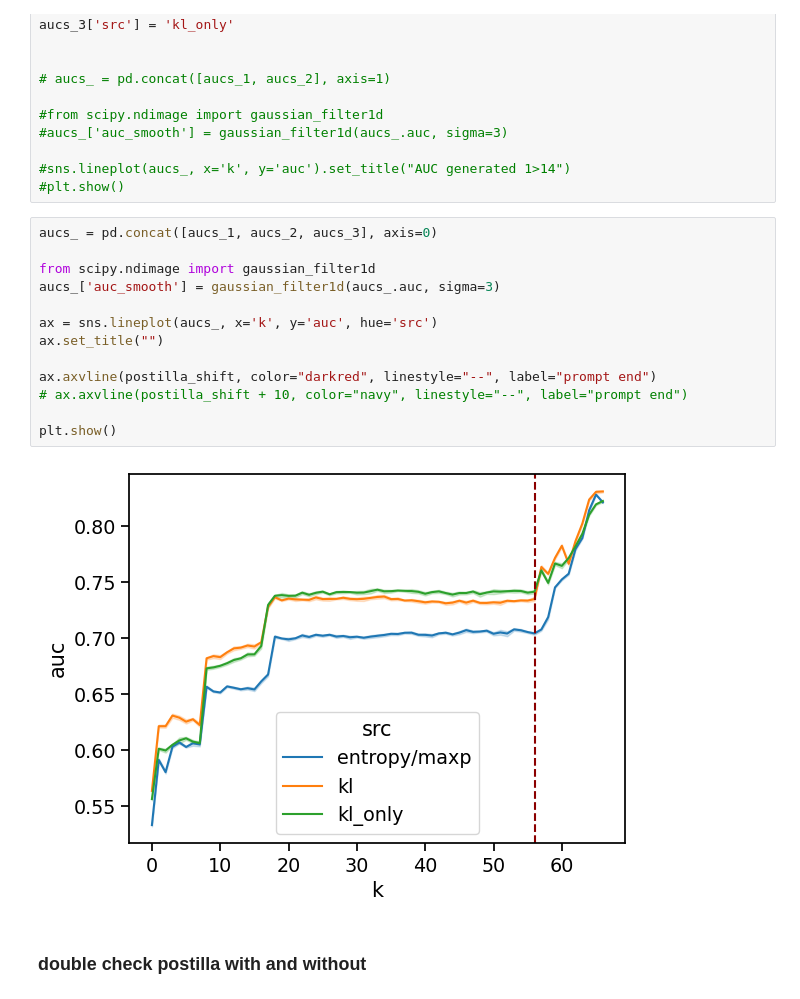
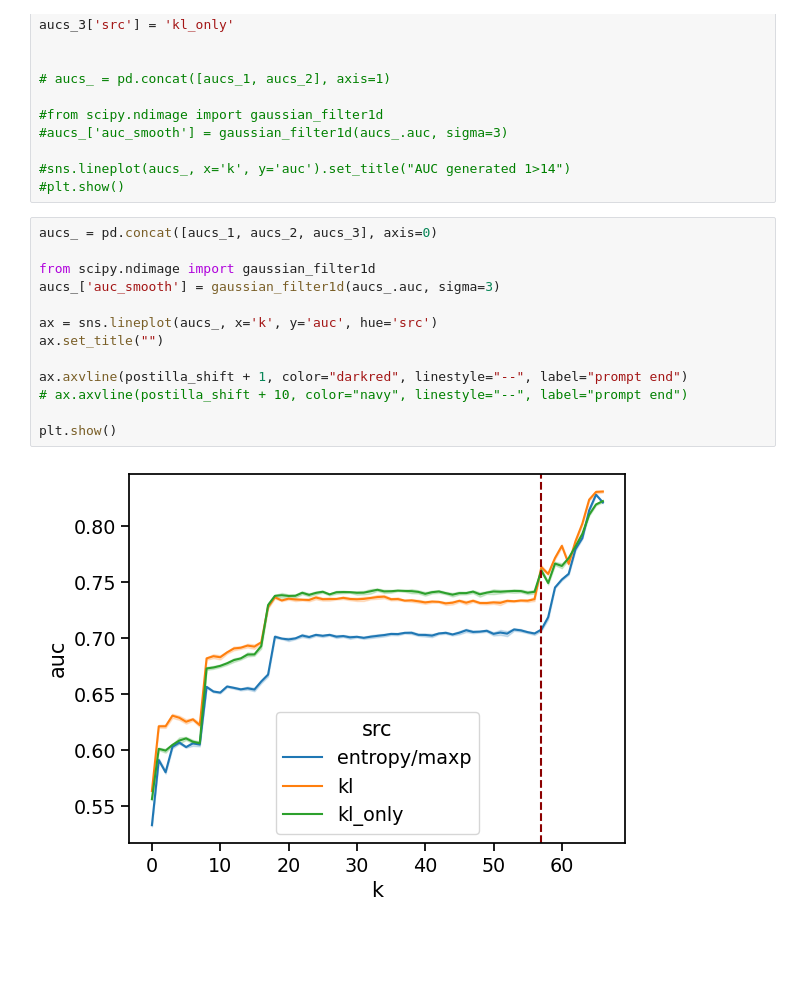
Before and after one commit to carloalbertobono/llm-uncertainty, a Jupyter notebook: pipeline-classifier.ipynb, the cells around one changed output. Cells and saved outputs as stored; diff of their text form; blank space fills up the shorter version.

```diff
--- a/pipeline-classifier.ipynb
+++ b/pipeline-classifier.ipynb
@@ -1913,17 +1913,15 @@ aucs_3['src'] = 'kl_only'
 # %%
 aucs_ = pd.concat([aucs_1, aucs_2, aucs_3], axis=0)
 
 from scipy.ndimage import gaussian_filter1d
 aucs_['auc_smooth'] = gaussian_filter1d(aucs_.auc, sigma=3)
 
 ax = sns.lineplot(aucs_, x='k', y='auc', hue='src')
 ax.set_title("")
 
-ax.axvline(postilla_shift, color="darkred", linestyle="--", label="prompt end")
+ax.axvline(postilla_shift + 1, color="darkred", linestyle="--", label="prompt end")
 # ax.axvline(postilla_shift + 10, color="navy", linestyle="--", label="prompt end")
 
 plt.show()
 # %% [output]
-[figure, old version]
+[figure, new version]
-# %% [markdown]
-### double check postilla with and without
```
Also changed, not shown: parts of 45 cells of this notebook, 3 other files.
